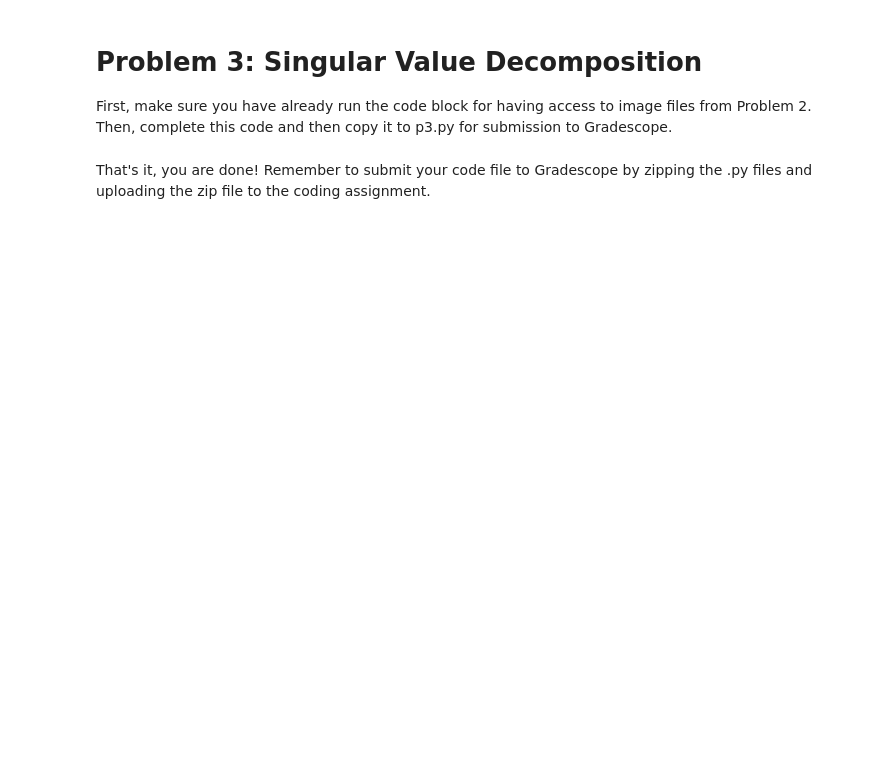
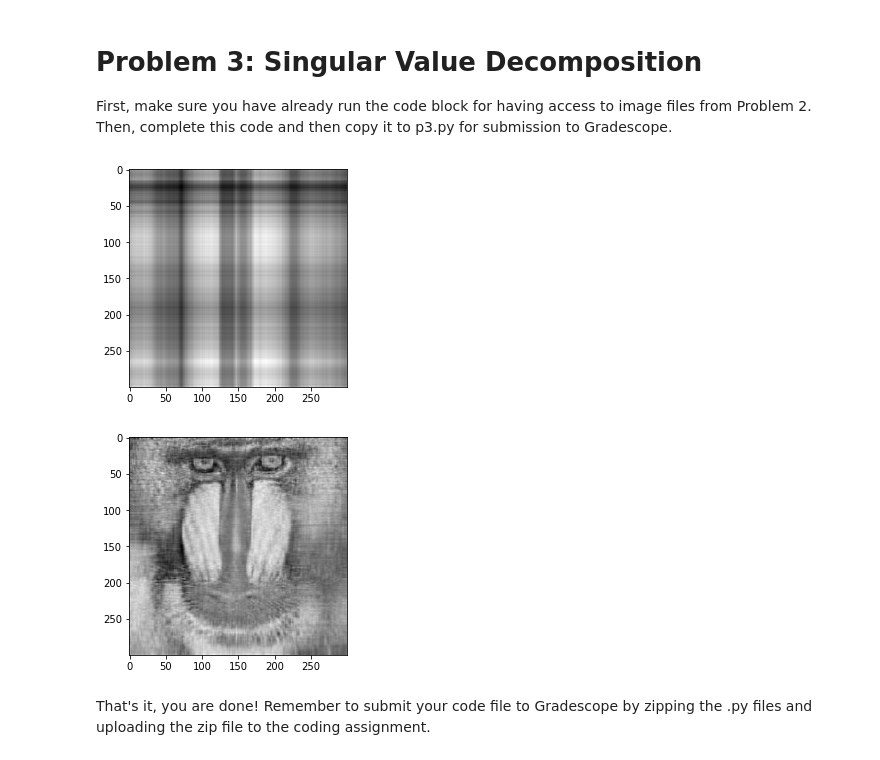
Before and after one commit to ianpark318/CS231A, a Jupyter notebook: ps0/ps0_code/PSET0.ipynb, the cells around one changed output. Cells and saved outputs as stored; diff of their text form; code cells hidden in the pictures; blank space fills up the shorter version.

```diff
--- a/ps0/ps0_code/PSET0.ipynb
+++ b/ps0/ps0_code/PSET0.ipynb
@@ -290,6 +290,8 @@ def part_a():
     u, s, v = None, None, None
 
     # BEGIN YOUR CODE HERE
+    u, s, v = np.linalg.svd(img1, full_matrices=False)
+    # 'full_matrices' parameter isn't important here.
 
     # END YOUR CODE HERE
 
@@ -298,34 +300,43 @@ def part_a():
 def part_b(u, s, v):
     # ===== Problem 4b =====
     # Save and display the best rank 1 approximation
     # of the (grayscale) image1.
     rank1approx = None
 
     # BEGIN YOUR CODE HERE
-
+    u1 = u[:, 0:1]
+    s1 = s[0]
+    v1 = v[0:1, :]
+    rank1approx = s1 * np.dot(u1, v1)
     # END YOUR CODE HERE
 
     plt.figure()
     plt.imshow(rank1approx, cmap = plt.get_cmap('gray'))
     return rank1approx
 
 def part_c(u, s, v):
     # ===== Problem 4c =====
     # Save and display the best rank 20 approximation
     # of the (grayscale) image1.
     rank20approx = None
 
     # BEGIN YOUR CODE HERE
-
+    u1_to_20 = u[:, :20]
+    s1_to_20 = np.diag(s[:20])
+    v1_to_20 = v[:20, :]
+    rank20approx = np.dot(u1_to_20, np.dot(s1_to_20, v1_to_20))
     # END YOUR CODE HERE
 
     plt.figure()
     plt.imshow(rank20approx, cmap = plt.get_cmap('gray'))
     return rank20approx
 
 if __name__ == '__main__':
     u, s, v = part_a()
     rank1approx = part_b(u, s, v)
     rank20approx = part_c(u, s, v)
+# %% [output]
+[figure, added]
+[figure, added]
 # %% [markdown]
 That's it, you are done! Remember to submit your code file to Gradescope by zipping the .py files and uploading the zip file to the coding assignment.
```
Also changed, not shown: parts of 2 cells of this notebook, 2 other files.
